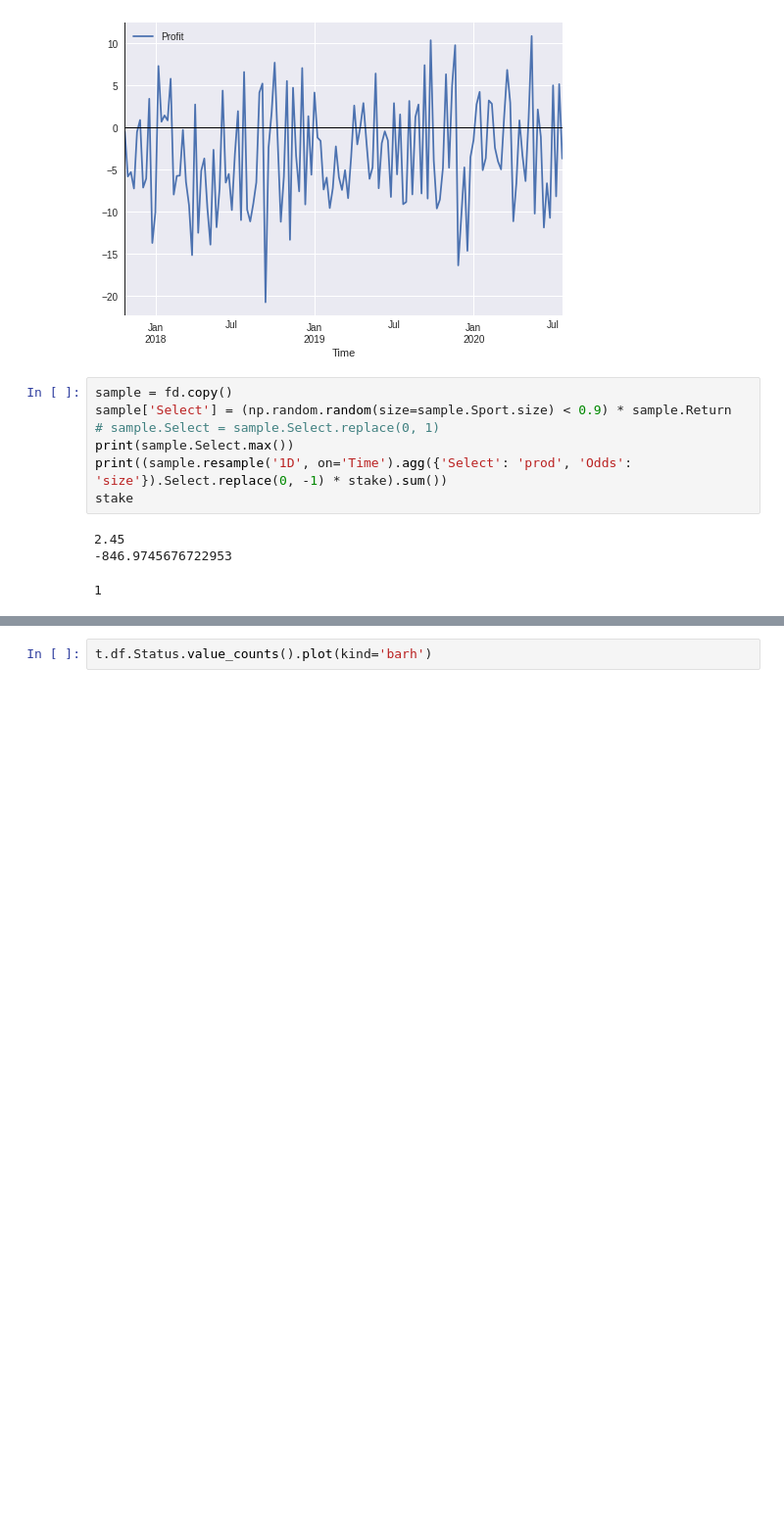
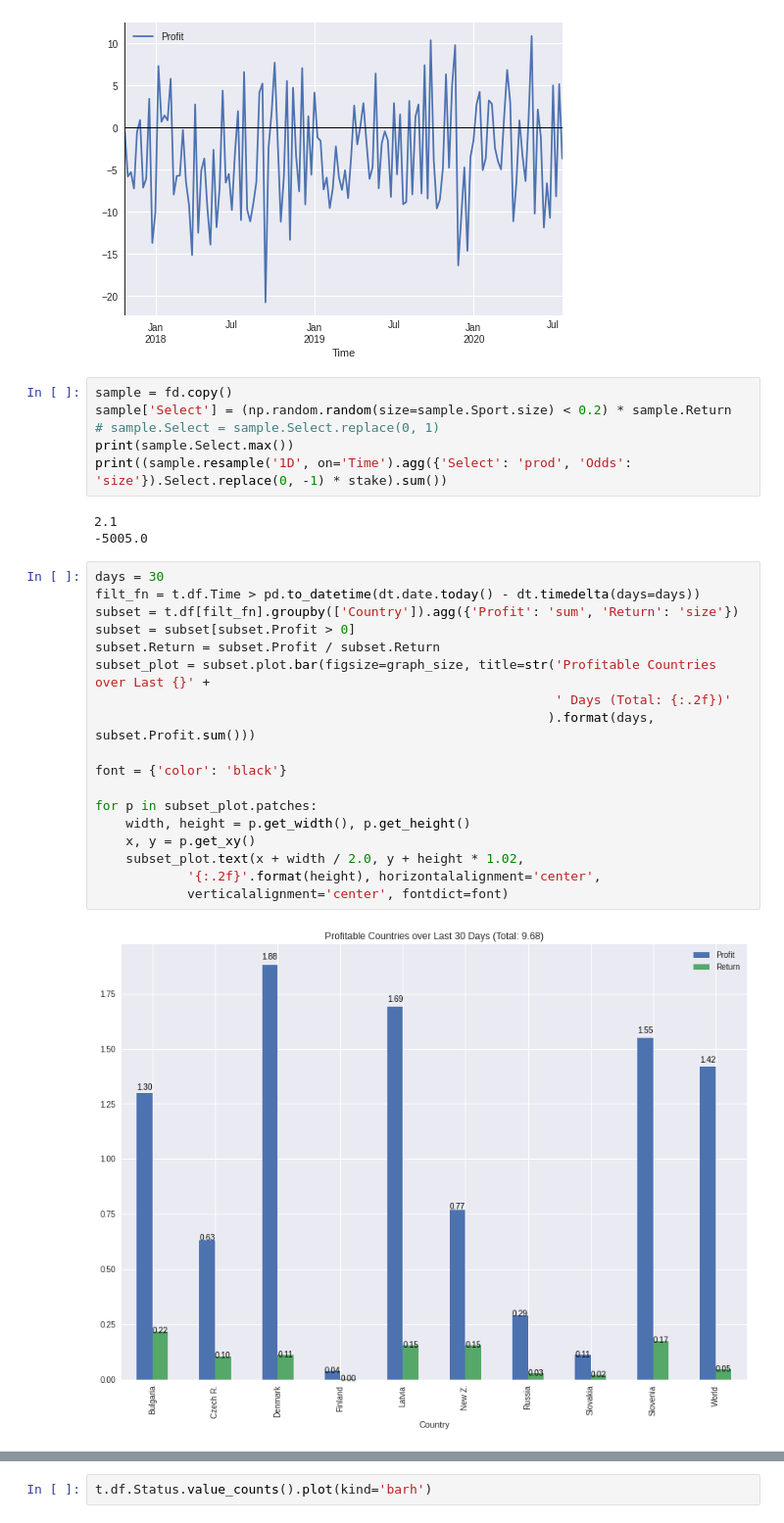
Before and after one commit to generatom/betting, a Jupyter notebook: tipsbet.ipynb, the cells around one changed output, grey strips where cells are left out. Shown at 98% size. Saved outputs shown, nothing was run; the diff lists cells and outputs as text; blank space fills up the shorter version.

```diff
--- a/tipsbet.ipynb
+++ b/tipsbet.ipynb
@@ -84,14 +123,32 @@ ax.axvline(x=fd.Time.min(), color='k')
 [figure]
 # %%
 sample = fd.copy()
-sample['Select'] = (np.random.random(size=sample.Sport.size) < 0.9) * sample.Return
+sample['Select'] = (np.random.random(size=sample.Sport.size) < 0.2) * sample.Return
 # sample.Select = sample.Select.replace(0, 1)
 print(sample.Select.max())
 print((sample.resample('1D', on='Time').agg({'Select': 'prod', 'Odds': 'size'}).Select.replace(0, -1) * stake).sum())
-stake
 # %% [output]
-2.45
--846.9745676722953
+2.1
+-5005.0
-1
+# %%
+days = 30
+filt_fn = t.df.Time > pd.to_datetime(dt.date.today() - dt.timedelta(days=days))
+subset = t.df[filt_fn].groupby(['Country']).agg({'Profit': 'sum', 'Return': 'size'})
+subset = subset[subset.Profit > 0]
+subset.Return = subset.Profit / subset.Return
+subset_plot = subset.plot.bar(figsize=graph_size, title=str('Profitable Countries over Last {}' +
+                                                            ' Days (Total: {:.2f})'
+                                                           ).format(days, subset.Profit.sum()))
+
+font = {'color': 'black'}
+
+for p in subset_plot.patches:
+    width, height = p.get_width(), p.get_height()
+    x, y = p.get_xy()
+    subset_plot.text(x + width / 2.0, y + height * 1.02,
+            '{:.2f}'.format(height), horizontalalignment='center',
+            verticalalignment='center', fontdict=font)
+# %% [output]
+[figure, added]
 # %%
 t.df[t.df.Odds <= 1.3].Status.value_counts(normalize=True).round(4) * 100
```
Also changed, not shown: parts of 14 cells of this notebook, 2 other files.
